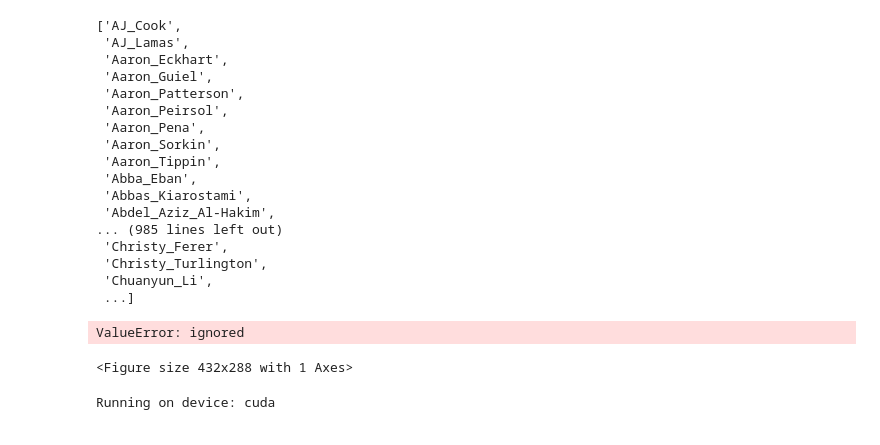
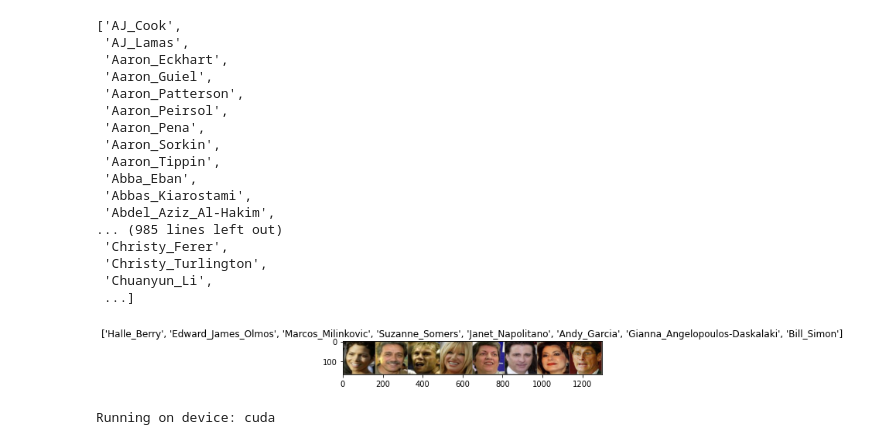
Before and after one commit to pankaj90382/TSAI-2, a Jupyter notebook: S4/S4_Code.ipynb, the cells around one changed output. Cells and saved outputs as stored; diff of their text form; code cells hidden in the pictures.

```diff
--- a/S4/S4_Code.ipynb
+++ b/S4/S4_Code.ipynb
@@ -201,24 +230,23 @@ class_names
 # %%
 # show images on the console
 def imshow(inp, title=None):
     """Imshow for Tensor."""
     inp = inp.numpy().transpose((1, 2, 0))
     mean = np.array([0.485, 0.456, 0.406])
     std = np.array([0.229, 0.224, 0.225])
     inp = std * inp + mean
     inp = np.clip(inp, 0, 1)
     plt.imshow(inp)
     if title is not None:
         plt.title(title)
     plt.pause(0.001)  # pause a bit so that plots are updated
 # Get a batch of training data
 inputs, classes = next(iter(dataloaders['train']))
 # Make a grid from batch
-out = utils.make_grid(inputs)
-imshow(out, title=[class_names[x] for x in classes])
+out = utils.make_grid(inputs[:8])
+imshow(out, title=[class_names[x] for x in classes[:8]])
 # %% [output]
-ValueError: ignored
-<Figure size 432x288 with 1 Axes>
+[figure, added]
 # %%
 # Get pretrained ResNet on VGGFace2 dataset
 device=torch.device('cuda')
```
Also changed, not shown: parts of 22 cells of this notebook.
